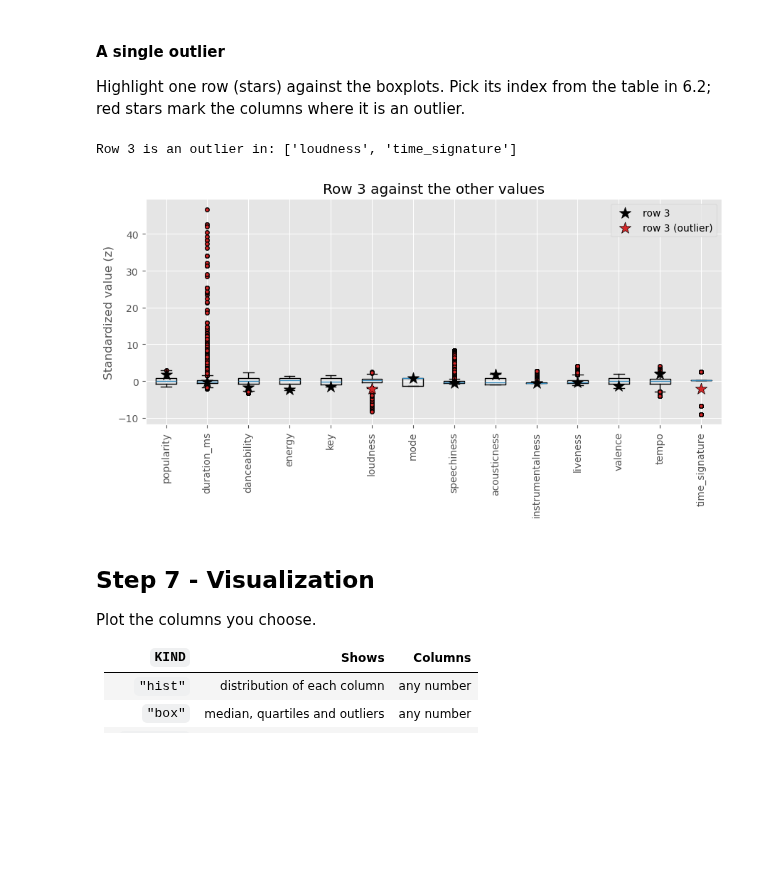
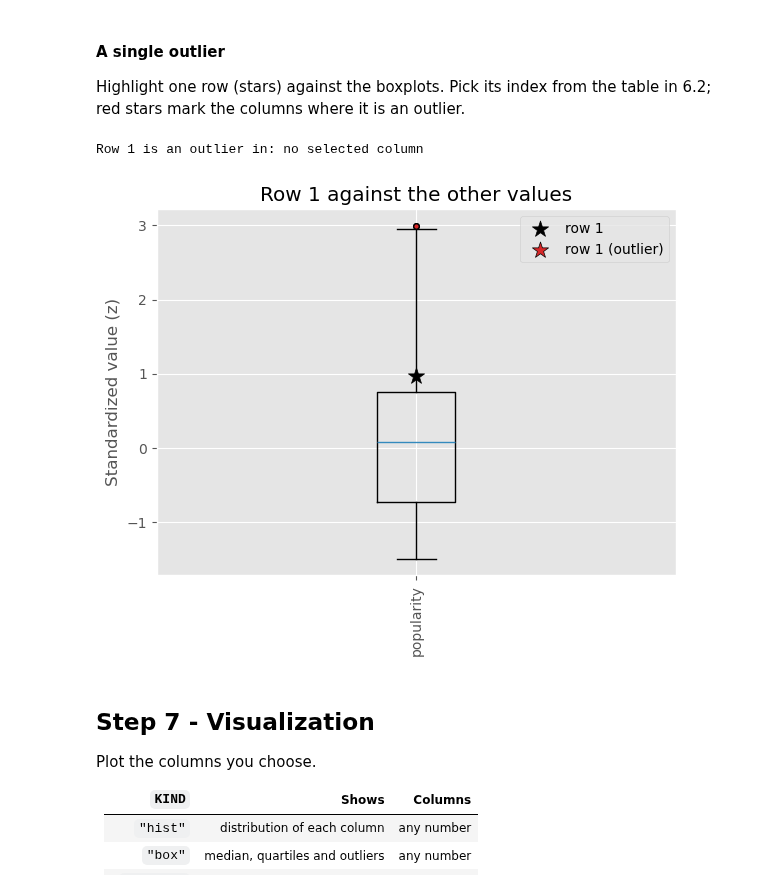
Before and after one commit to Telmo-Claro/ds_toolkit, a Jupyter notebook: main.ipynb, the cells around one changed output. Cells and saved outputs as stored; diff of their text form; code cells hidden in the pictures; blank space fills up the shorter version.

```diff
--- a/main.ipynb
+++ b/main.ipynb
@@ -313,15 +259,15 @@ tk.plot_outliers(data, COLUMNS, factor=FACTOR, save_as=SAVE_AS)
 #### A single outlier
 Highlight one row (stars) against the boxplots. Pick its index from the table in 6.2; red stars mark the columns where it is an outlier.
 # %%
-ROW = None          # index of the row to highlight (None = first row with an outlier)
+ROW = 1          # index of the row to highlight (None = first row with an outlier)
 SAVE_AS = None      # None, or a file name like "outlier_row" to save it in output/
-COLUMNS = None       # list of columns to consider (None = all feature columns)
+COLUMNS = ["popularity"]       # list of columns to consider (None = all feature columns)
 
 row = outlier_rows.index[0] if ROW is None else ROW
 tk.plot_outliers(data, COLUMNS, factor=FACTOR, row=row, save_as=SAVE_AS)
 # %% [output]
-Row 3 is an outlier in: ['loudness', 'time_signature']
+Row 1 is an outlier in: no selected column
-[figure, old version]
+[figure, new version]
 # %% [markdown]
 ## <a id="step-7---visualization"></a>Step 7 - Visualization
 Plot the columns you choose.
```
Also changed, not shown: parts of 9 cells of this notebook.
